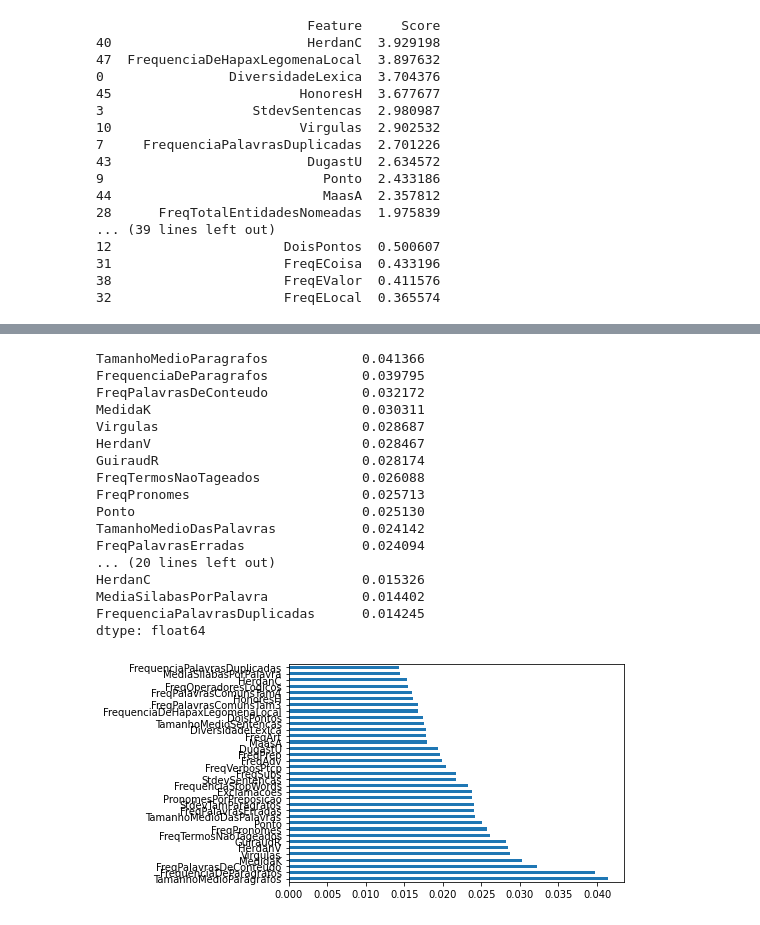
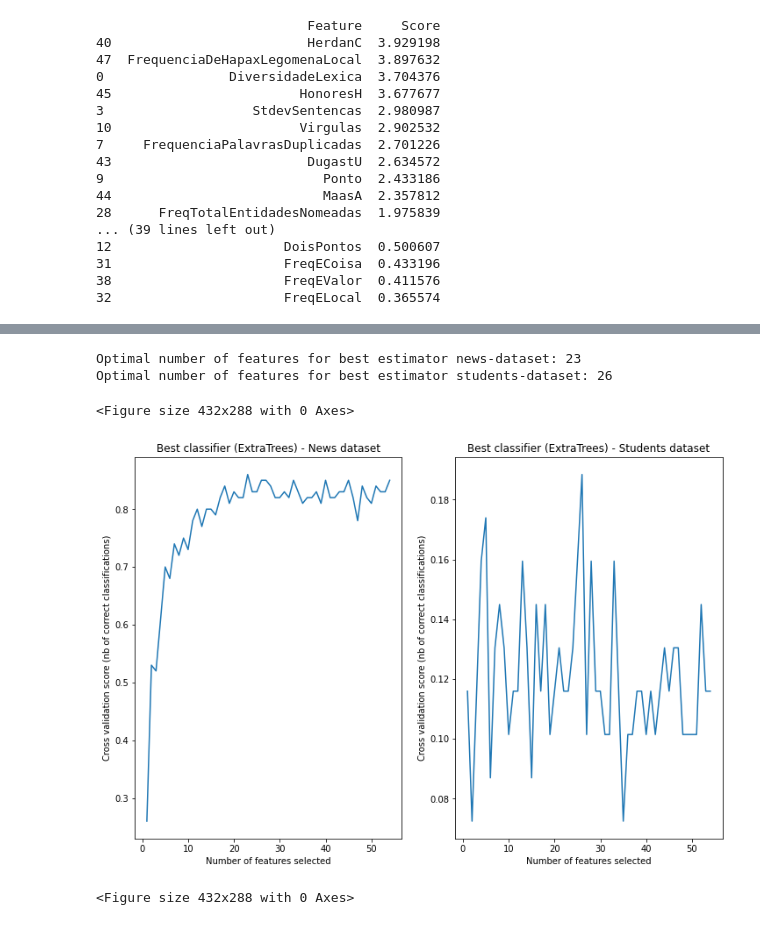
Before and after one commit to Daanielvb/authorship-classification, a Jupyter notebook: news_dataset_comparison_+_feature_selc.ipynb, the cells around one changed output, grey strips where cells are left out. Saved outputs shown, nothing was run; the diff lists cells and outputs as text; code cells hidden in the pictures.

```diff
--- a/news_dataset_comparison_+_feature_selc.ipynb
+++ b/news_dataset_comparison_+_feature_selc.ipynb
@@ -352,19 +380,28 @@ RandomizedSearchCV(cv=5, error_score=nan,
 from sklearn.metrics import average_precision_score
 from sklearn.metrics import precision_recall_fscore_support
 
-# Let's now check the accuracy with validation dataset (not seen by the classifier yet)
+# Let's now check the accuracy on both validation datasets (not seen by the classifier yet)
 new_X = np.concatenate((X, X_test))
 new_Y = np.concatenate((Y, y_test))
 
-best_model.fit(new_X, new_Y)
-predictions = best_model.predict(X_val)
+news_best_estimator_search.best_estimator_.fit(new_X, new_Y)
+predictions = news_best_estimator_search.best_estimator_.predict(X_val)
 base_score = accuracy_score(predictions, y_val)
-print('Average accuracy:' + str(base_score))
+print('Average accuracy news:' + str(base_score))
+#pprint(classification_report(y_val, predictions))
+
+new_X_student = np.concatenate((X_student, X_student_test))
+new_Y_student = np.concatenate((Y_student, Y_student_test))
+
+students_best_estimator_search.best_estimator_.fit(new_X_student, new_Y_student)
+predictions = students_best_estimator_search.best_estimator_.predict(X_student_val)
+base_score = accuracy_score(predictions, y_student_val)
+print('Average accuracy students:' + str(base_score))
 
 
 #precision_recall_fscore_support(y_test, predictions, average='macro')
 
-pprint(classification_report(y_val, predictions))
+#pprint(classification_report(y_student_val, predictions))
 
 #print ("AUC&ROC",roc_auc_score(y_test, predictions, multi_class='ovr'))
 # %% [output]
@@ -387,24 +410,36 @@ Average accuracy:0.8
-# %%
-feat_importances = pd.Series(best_model.feature_importances_, index=df_news.columns)
-feat_importances.nlargest(35).plot(kind='barh')
-print(feat_importances.nlargest(35))
-plt.show()
-# %% [output]
-TamanhoMedioParagrafos            0.041366
-FrequenciaDeParagrafos            0.039795
-FreqPalavrasDeConteudo            0.032172
-MedidaK                           0.030311
-Virgulas                          0.028687
-HerdanV                           0.028467
-GuiraudR                          0.028174
-FreqTermosNaoTageados             0.026088
-FreqPronomes                      0.025713
-Ponto                             0.025130
-TamanhoMedioDasPalavras           0.024142
-FreqPalavrasErradas               0.024094
-... (20 lines left out)
-HerdanC                           0.015326
-MediaSilabasPorPalavra            0.014402
-FrequenciaPalavrasDuplicadas      0.014245
-dtype: float64
-[figure, removed]
+# %%
+rfecv = RFECV(estimator=news_best_estimator_search.best_estimator_, step=1, cv=5,scoring='accuracy')
+rfecv.fit(df_news, encoded_y_news)
+
+news_best_features_num = rfecv.n_features_
+
+print("Optimal number of features for best estimator news-dataset: %d" % news_best_features_num)
+
+rfecv2 = RFECV(estimator=students_best_estimator_search.best_estimator_, step=1, cv=3,
+              scoring='accuracy')
+rfecv2.fit(df, encoded_Y)
+
+students_best_features_num = rfecv2.n_features_
+
+print("Optimal number of features for best estimator students-dataset: %d" % students_best_features_num)
+
+fig, (ax1, ax2) = plt.subplots(1, 2)
+fig.set_size_inches(12, 8)
+
+ax1.plot(range(1, len(rfecv.grid_scores_) + 1), rfecv.grid_scores_)
+ax1.set_xlabel("Number of features selected")
+ax1.set_ylabel("Cross validation score (nb of correct classifications)")
+ax1.set_title('Best classifier (ExtraTrees) - News dataset')
+
+ax2.plot(range(1, len(rfecv2.grid_scores_) + 1), rfecv2.grid_scores_)
+ax2.set_xlabel("Number of features selected")
+ax2.set_ylabel("Cross validation score (nb of correct classifications)")
+ax2.set_title('Best classifier (ExtraTrees) - Students dataset')
+
+plt.figure()
+# %% [output]
+Optimal number of features for best estimator news-dataset: 23
+Optimal number of features for best estimator students-dataset: 26
+<Figure size 432x288 with 0 Axes>
+[figure, added]
+<Figure size 432x288 with 0 Axes>
```
Also changed, not shown: parts of 17 cells of this notebook.
